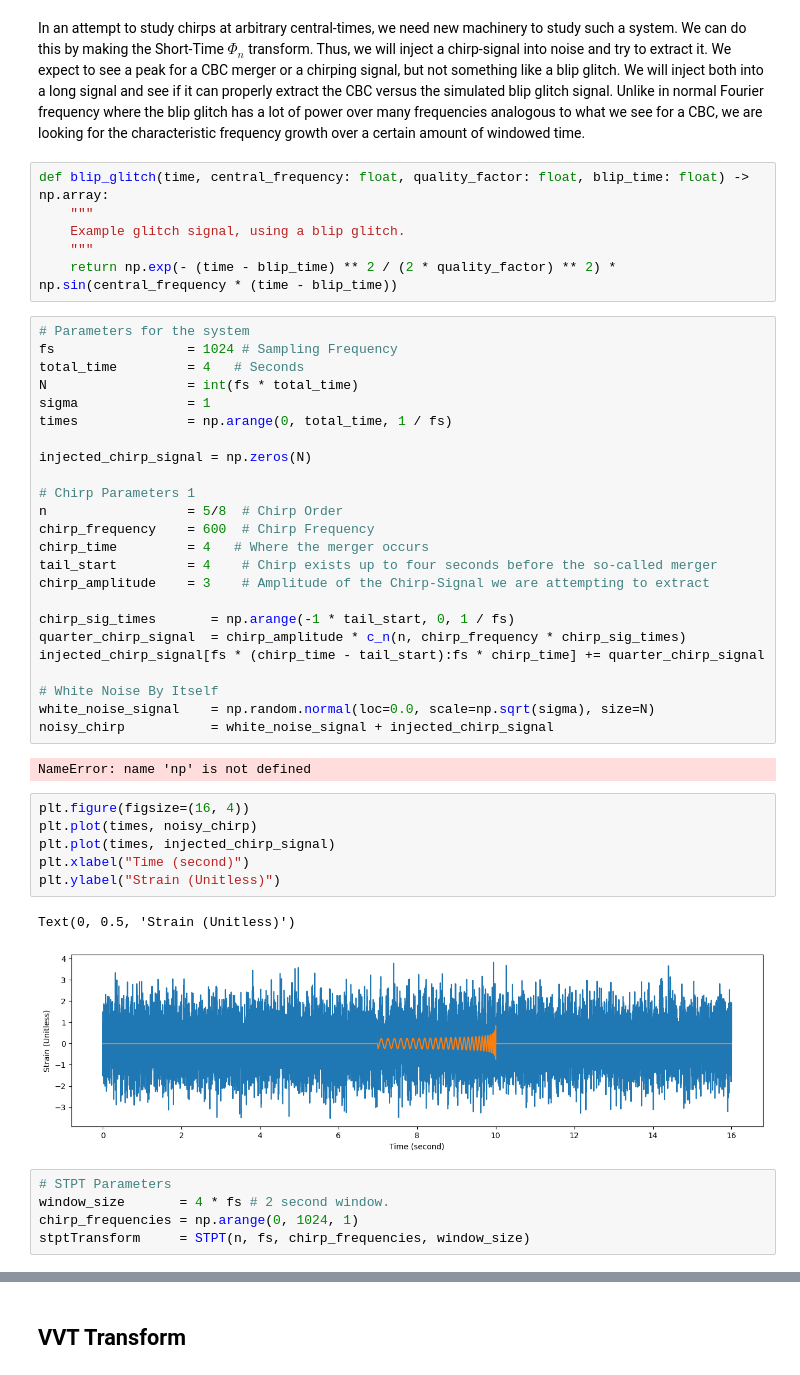
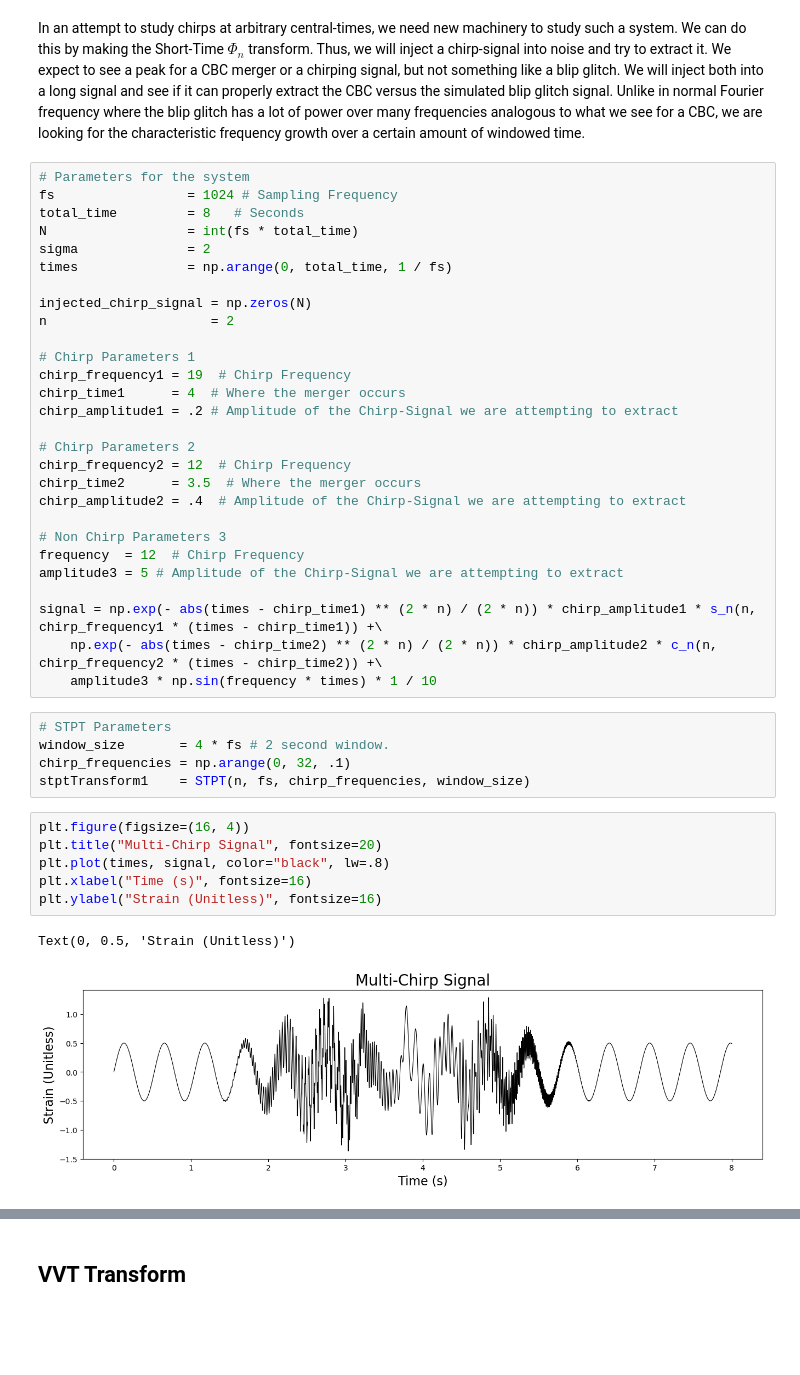
Before and after one commit to JaxsonMitchell/dpt, a Jupyter notebook: figures/figures_dpt.ipynb, the cells around one changed output, grey strips where cells are left out. Cells and saved outputs as stored; diff of their text form; blank space fills up the shorter version.

```diff
--- a/figures/figures_dpt.ipynb
+++ b/figures/figures_dpt.ipynb
@@ -133,50 +118,46 @@ plt.plot(times, signal3)
 ## Short-Time $\Phi_n$ transform and Chirps
 # %% [markdown]
 In an attempt to study chirps at arbitrary central-times, we need new machinery to study such a system. We can do this by making the Short-Time $\Phi_n$ transform. Thus, we will inject a chirp-signal into noise and try to extract it. We expect to see a peak for a CBC merger or a chirping signal, but not something like a blip glitch. We will inject both into a long signal and see if it can properly extract the CBC versus the simulated blip glitch signal. Unlike in normal Fourier frequency where the blip glitch has a lot of power over many frequencies analogous to what we see for a CBC, we are looking for the characteristic frequency growth over a certain amount of windowed time.
-# %%
-def blip_glitch(time, central_frequency: float, quality_factor: float, blip_time: float) -> np.array:
-    """
-    Example glitch signal, using a blip glitch.
-    """
-    return np.exp(- (time - blip_time) ** 2 / (2 * quality_factor) ** 2) * np.sin(central_frequency * (time - blip_time))
 # %%
 # Parameters for the system
 fs                 = 1024 # Sampling Frequency
-total_time         = 4   # Seconds
+total_time         = 8   # Seconds
 N                  = int(fs * total_time)
-sigma              = 1
+sigma              = 2
 times              = np.arange(0, total_time, 1 / fs)
 
 injected_chirp_signal = np.zeros(N)
+n                     = 2
 
 # Chirp Parameters 1
-n                  = 5/8  # Chirp Order
-chirp_frequency    = 600  # Chirp Frequency
-chirp_time         = 4   # Where the merger occurs
-tail_start         = 4    # Chirp exists up to four seconds before the so-called merger
-chirp_amplitude    = 3    # Amplitude of the Chirp-Signal we are attempting to extract
+chirp_frequency1 = 19  # Chirp Frequency
+chirp_time1      = 4  # Where the merger occurs
+chirp_amplitude1 = .2 # Amplitude of the Chirp-Signal we are attempting to extract
 
-chirp_sig_times       = np.arange(-1 * tail_start, 0, 1 / fs)
-quarter_chirp_signal  = chirp_amplitude * c_n(n, chirp_frequency * chirp_sig_times)
-injected_chirp_signal[fs * (chirp_time - tail_start):fs * chirp_time] += quarter_chirp_signal
+# Chirp Parameters 2
+chirp_frequency2 = 12  # Chirp Frequency
+chirp_time2      = 3.5  # Where the merger occurs
+chirp_amplitude2 = .4  # Amplitude of the Chirp-Signal we are attempting to extract
 
-# White Noise By Itself
-white_noise_signal    = np.random.normal(loc=0.0, scale=np.sqrt(sigma), size=N)
-noisy_chirp           = white_noise_signal + injected_chirp_signal
+# Non Chirp Parameters 3
+frequency  = 12  # Chirp Frequency
+amplitude3 = 5 # Amplitude of the Chirp-Signal we are attempting to extract
+
+signal = np.exp(- abs(times - chirp_time1) ** (2 * n) / (2 * n)) * chirp_amplitude1 * s_n(n, chirp_frequency1 * (times - chirp_time1)) +\
+    np.exp(- abs(times - chirp_time2) ** (2 * n) / (2 * n)) * chirp_amplitude2 * c_n(n, chirp_frequency2 * (times - chirp_time2)) +\
+    amplitude3 * np.sin(frequency * times) * 1 / 10
-# %% [output]
-NameError: name 'np' is not defined
-# %%
-plt.figure(figsize=(16, 4))
-plt.plot(times, noisy_chirp)
-plt.plot(times, injected_chirp_signal)
-plt.xlabel("Time (second)")
-plt.ylabel("Strain (Unitless)")
-# %% [output]
-Text(0, 0.5, 'Strain (Unitless)')
-[figure, old version]
 # %%
 # STPT Parameters
 window_size       = 4 * fs # 2 second window.
-chirp_frequencies = np.arange(0, 1024, 1)
-stptTransform     = STPT(n, fs, chirp_frequencies, window_size)
+chirp_frequencies = np.arange(0, 32, .1)
+stptTransform1    = STPT(n, fs, chirp_frequencies, window_size)
+# %%
+plt.figure(figsize=(16, 4))
+plt.title("Multi-Chirp Signal", fontsize=20)
+plt.plot(times, signal, color="black", lw=.8)
+plt.xlabel("Time (s)", fontsize=16)
+plt.ylabel("Strain (Unitless)", fontsize=16)
+# %% [output]
+Text(0, 0.5, 'Strain (Unitless)')
+[figure, new version]
 # %%
```
Also changed, not shown: parts of 8 cells of this notebook, 10 other files.
